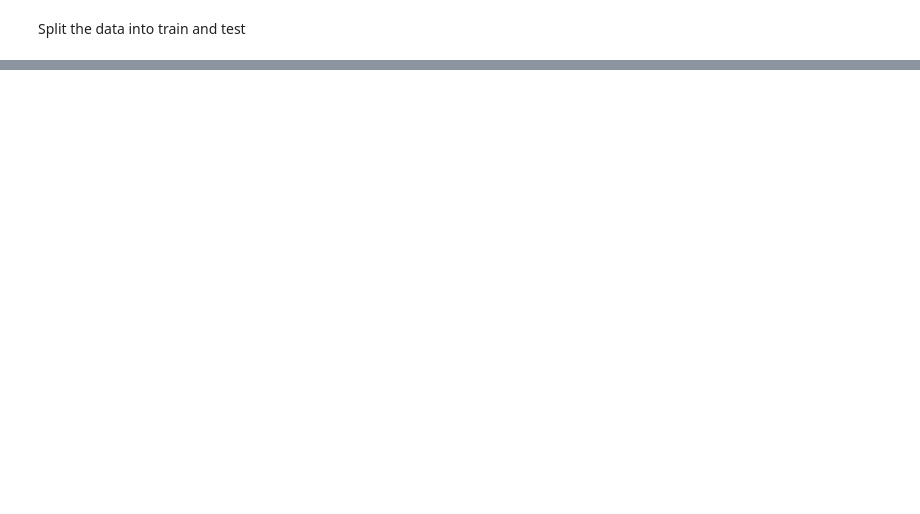
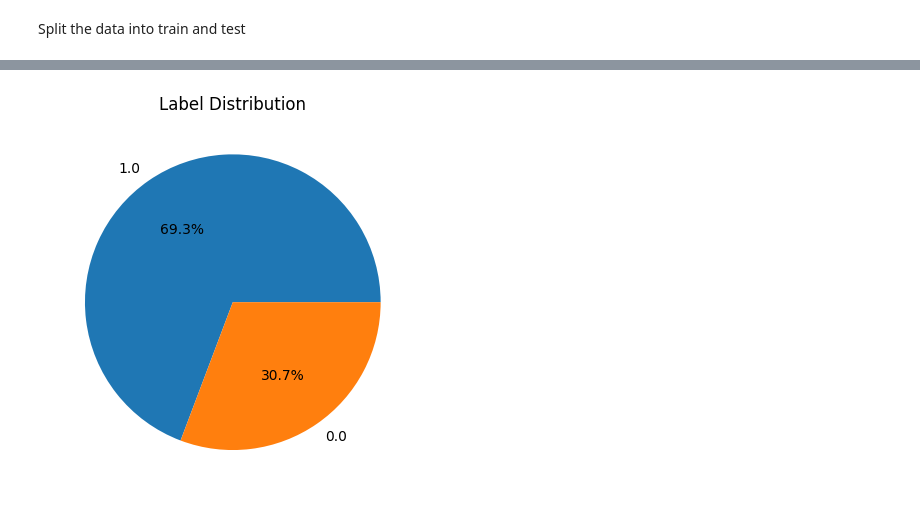
Before and after one commit to safarzadehsbeengood/cpsc483-project, a Jupyter notebook: modeling.ipynb, the cells around one changed output, grey strips where cells are left out. Cells and saved outputs as stored; diff of their text form; code cells hidden in the pictures; blank space fills up the shorter version.

```diff
--- a/modeling.ipynb
+++ b/modeling.ipynb
@@ -199,0 +220,9 @@ test_loss, test_acc = model.evaluate(X_test,  y_test, verbose=2)
+# %%
+
+counts = pd.Series(y_train).value_counts()
+
+plt.pie(counts, labels=counts.index, autopct='%1.1f%%')
+plt.title("Label Distribution")
+plt.show()
+# %% [output]
+[figure, added]
```
Also changed, not shown: parts of 10 cells of this notebook.
